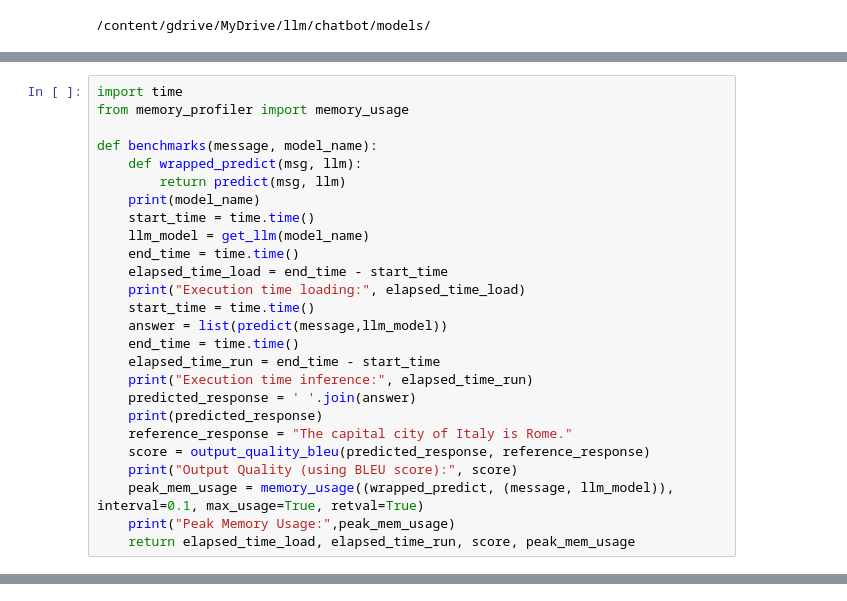
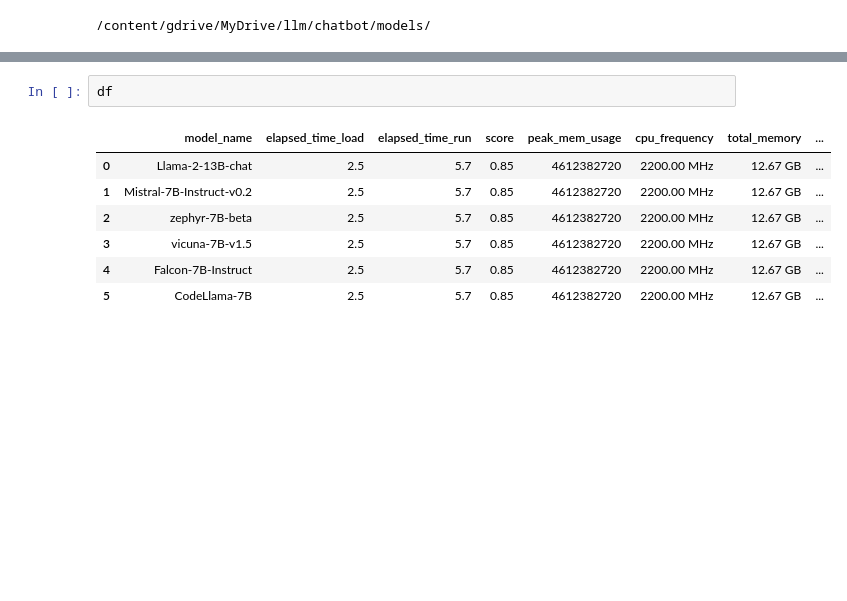
Before and after one commit to ruslanmv/Open-Source-LLM-Chatbot, a Jupyter notebook: Benchmarks_Open_Source_LLM.ipynb, the cells around one changed output, grey strips where cells are left out. Drawn from its saved outputs; the diff is of its cells as text; blank space fills up the shorter version.

```diff
--- a/Benchmarks_Open_Source_LLM.ipynb
+++ b/Benchmarks_Open_Source_LLM.ipynb
@@ -487,29 +357,3 @@ Output Quality (using BLEU score): 0.06268260360206092
-# %%
-import time
-from memory_profiler import memory_usage
-
-def benchmarks(message, model_name):
-    def wrapped_predict(msg, llm):
-        return predict(msg, llm)
-    print(model_name)
-    start_time = time.time()
-    llm_model = get_llm(model_name)
-    end_time = time.time()
-    elapsed_time_load = end_time - start_time
-    print("Execution time loading:", elapsed_time_load)
-    start_time = time.time()
-    answer = list(predict(message,llm_model))
-    end_time = time.time()
-    elapsed_time_run = end_time - start_time
-    print("Execution time inference:", elapsed_time_run)
-    predicted_response = ' '.join(answer)
-    print(predicted_response)
-    reference_response = "The capital city of Italy is Rome."
-    score = output_quality_bleu(predicted_response, reference_response)
-    print("Output Quality (using BLEU score):", score)
-    peak_mem_usage = memory_usage((wrapped_predict, (message, llm_model)), interval=0.1, max_usage=True, retval=True)
-    print("Peak Memory Usage:",peak_mem_usage)
-    return elapsed_time_load, elapsed_time_run, score, peak_mem_usage
 # %%
 message="What is the capital of Italy"
 model_name="Mistral-7B-Instruct-v0.2"
@@ -533,0 +452,10 @@ Peak Memory Usage: (8138.94921875, <generator object predict at 0x...>)
+# %%
+df
+# %% [output]
+|  | model_name | elapsed_time_load | elapsed_time_run | score | peak_mem_usage | cpu_frequency | total_memory | ... |
+| 0 | Llama-2-13B-chat | 2.5 | 5.7 | 0.85 | 4612382720 | 2200.00 MHz | 12.67 GB | ... |
+| 1 | Mistral-7B-Instruct-v0.2 | 2.5 | 5.7 | 0.85 | 4612382720 | 2200.00 MHz | 12.67 GB | ... |
+| 2 | zephyr-7B-beta | 2.5 | 5.7 | 0.85 | 4612382720 | 2200.00 MHz | 12.67 GB | ... |
+| 3 | vicuna-7B-v1.5 | 2.5 | 5.7 | 0.85 | 4612382720 | 2200.00 MHz | 12.67 GB | ... |
+| 4 | Falcon-7B-Instruct | 2.5 | 5.7 | 0.85 | 4612382720 | 2200.00 MHz | 12.67 GB | ... |
+| 5 | CodeLlama-7B | 2.5 | 5.7 | 0.85 | 4612382720 | 2200.00 MHz | 12.67 GB | ... |
```
Also changed, not shown: parts of 25 cells of this notebook.
